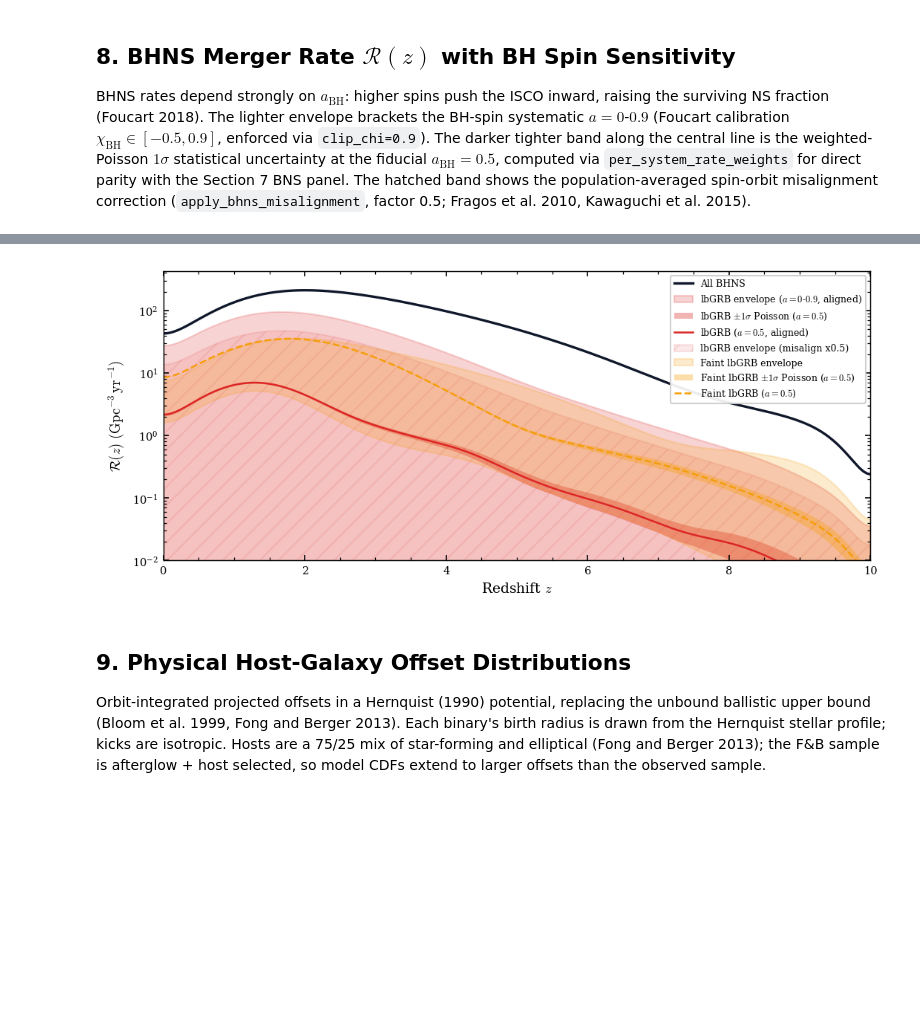
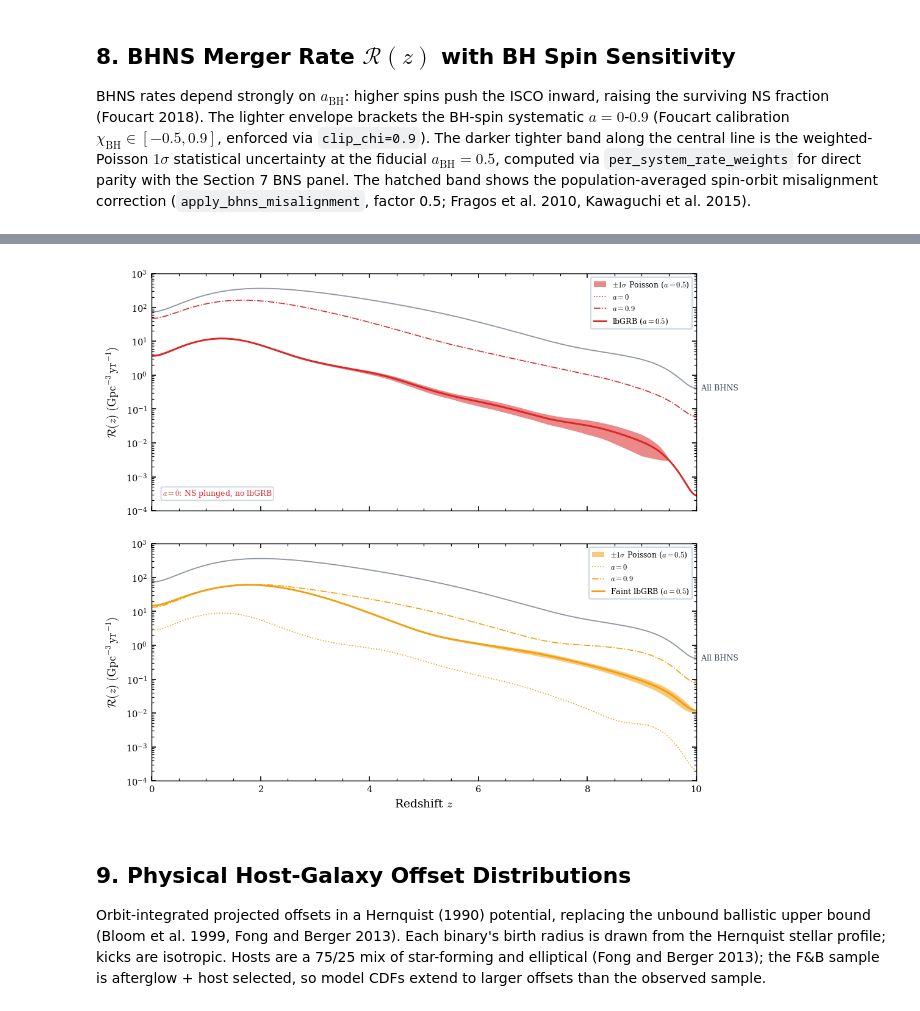
Before and after one commit to jorodgrz/GRBproject, a Jupyter notebook: grb_main.ipynb, the cells around one changed output, grey strips where cells are left out. Cells and saved outputs as stored; diff of their text form; code cells hidden in the pictures; blank space fills up the shorter version.

```diff
--- a/grb_main.ipynb
+++ b/grb_main.ipynb
@@ -886,38 +928,59 @@ def _poisson_sigma(mask):
 sigma_long_fid  = _poisson_sigma(cbh_fid['Long cbGRB'])
 sigma_short_fid = _poisson_sigma(cbh_fid['Short cbGRB'])
 
-fig, ax = plt.subplots(figsize=(7.0, 3.0), constrained_layout=True)
-ax.plot(redshifts, rate_bhns_all, color=C_TEXT, lw=1.6, label='All BHNS')
-ax.fill_between(redshifts, spin_rates_long[0.0], spin_rates_long[0.9],
-                color=C_LONG_BH, alpha=0.20,
-                label=r'lbGRB envelope ($a=0$-$0.9$, aligned)')
-ax.fill_between(redshifts,
-                np.maximum(spin_rates_long[0.5] - sigma_long_fid, 1e-30),
-                spin_rates_long[0.5] + sigma_long_fid,
-                color=C_LONG_BH, alpha=0.35, lw=0,
-                label=r'lbGRB $\pm 1\sigma$ Poisson ($a=0.5$)')
-ax.plot(redshifts, spin_rates_long[0.5], color=C_LONG_BH, lw=1.2,
-        label=r'lbGRB ($a=0.5$, aligned)')
-ax.fill_between(redshifts,
-                apply_bhns_misalignment(spin_rates_long[0.0]),
-                apply_bhns_misalignment(spin_rates_long[0.9]),
-                color=C_LONG_BH, alpha=0.10, hatch='//',
-                label=rf'lbGRB envelope (misalign x{MISALIGNMENT_SYSTEMATIC_FACTOR})')
-ax.fill_between(redshifts, spin_rates_short[0.0], spin_rates_short[0.9],
-                color=C_FAINT_BH, alpha=0.20, label='Faint lbGRB envelope')
-ax.fill_between(redshifts,
-                np.maximum(spin_rates_short[0.5] - sigma_short_fid, 1e-30),
-                spin_rates_short[0.5] + sigma_short_fid,
-                color=C_FAINT_BH, alpha=0.35, lw=0,
-                label=r'Faint lbGRB $\pm 1\sigma$ Poisson ($a=0.5$)')
-ax.plot(redshifts, spin_rates_short[0.5], color=C_FAINT_BH, lw=1.2, ls='--',
-        label=r'Faint lbGRB ($a=0.5$)')
-ax.set_xlim(0, 10)
-ax.set_yscale('log')
-ax.set_ylim(bottom=0.01)
-ax.set_xlabel(r'Redshift $z$')
-ax.set_ylabel(r'$\mathcal{R}(z)\ (\mathrm{Gpc^{-3}\,yr^{-1}})$')
-ax.legend(fontsize=6, loc='upper right')
+# Two stacked single-hue panels (CLAUDE.md scientific plotting standards).
+# One panel per class, one hue per panel: dark inner fill = weighted-Poisson
+# 1 sigma statistical band at the fiducial a_BH = 0.5; bracket lines =
+# aligned-spin extremes a in {0, 0.9} (Foucart 2018, calibrated for
+# chi in [-0.5, 0.9]); solid line = median at a = 0.5.  All BHNS reference
+# is plotted as a faint grey line with an end-text label.
+fig, (ax_l, ax_s) = plt.subplots(
+    2, 1, figsize=(7.0, 6.0), sharex=True,
+    gridspec_kw=dict(hspace=0.08), constrained_layout=True,
+)
+
+
+def _draw_panel(ax, hue, rates, sigma_fid, label):
+    ax.fill_between(
+        redshifts,
+        np.maximum(rates[0.5] - sigma_fid, 1e-30),
+        rates[0.5] + sigma_fid,
+        color=hue, alpha=0.55, lw=0,
+        label=r'$\pm 1\sigma$ Poisson ($a=0.5$)',
+    )
+    ax.plot(redshifts, rates[0.0], color=hue, lw=0.8, ls=':',  label=r'$a=0$')
+    ax.plot(redshifts, rates[0.9], color=hue, lw=0.8, ls='-.', label=r'$a=0.9$')
+    ax.plot(redshifts, rates[0.5], color=hue, lw=1.4, label=rf'{label} ($a=0.5$)')
+    ax.plot(redshifts, rate_bhns_all, color=C_NO_GRB, lw=0.9, alpha=0.55, zorder=1)
+    ax.text(redshifts[-1], rate_bhns_all[-1], '  All BHNS',
+            color=C_NO_GRB, fontsize=6, va='center', ha='left')
+    ax.set_yscale('log')
+    ax.set_ylim(1e-4, 1e3)
+    ax.set_ylabel(r'$\mathcal{R}(z)\ (\mathrm{Gpc^{-3}\,yr^{-1}})$')
+    ax.legend(fontsize=6, loc='upper right', frameon=True, framealpha=0.92,
+              edgecolor=C_BOX_EDGE, handlelength=1.6, ncol=1).set_zorder(10)
+
+
+_draw_panel(ax_l, C_LB_DISK, spin_rates_long,  sigma_long_fid,  'lbGRB')
+_draw_panel(ax_s, C_FAINT,   spin_rates_short, sigma_short_fid, 'Faint lbGRB')
+ax_s.set_xlim(0, 10)
+ax_s.set_xlabel(r'Redshift $z$')
+
+# At a_BH = 0 the Schwarzschild ISCO sits at 6GM/c^2, far enough out that
+# almost no NS material survives above MDISK_LONG = 0.1 Msun (Foucart 2018,
+# Kruger and Foucart 2020), so the lbGRB rate is effectively zero and the
+# a=0 dotted bracket falls off the axis.  Faint lbGRB does not have this
+# issue (Short cbGRB threshold is the much lower MDISK_SHORT = 0.01 Msun).
+_a0_long_max = float(np.max(spin_rates_long[0.0]))
+ax_l.text(
+    0.02, 0.05,
+    rf'$a=0$: $\mathcal{{R}} < {_a0_long_max:.0e}$ (NS plunged)'
+    if _a0_long_max > 0 else r'$a=0$: NS plunged, no lbGRB',
+    transform=ax_l.transAxes, fontsize=6, color=C_LB_DISK,
+    va='bottom', ha='left',
+    bbox=dict(boxstyle='round,pad=0.2', fc='white', ec=C_BOX_EDGE, alpha=0.85),
+)
+
 fig.savefig('Plots/rate_bhns_spin_sensitivity.png', dpi=300)
 fig.savefig('Plots/rate_bhns_spin_sensitivity.pdf')
 plt.show()
@@ -930,4 +993,4 @@ plt.show()
-[figure, old version]
+[figure, new version]
 # %% [markdown]
 ## 9. Physical Host-Galaxy Offset Distributions
 
```
Also changed, not shown: parts of 25 cells of this notebook, 5 other files.
